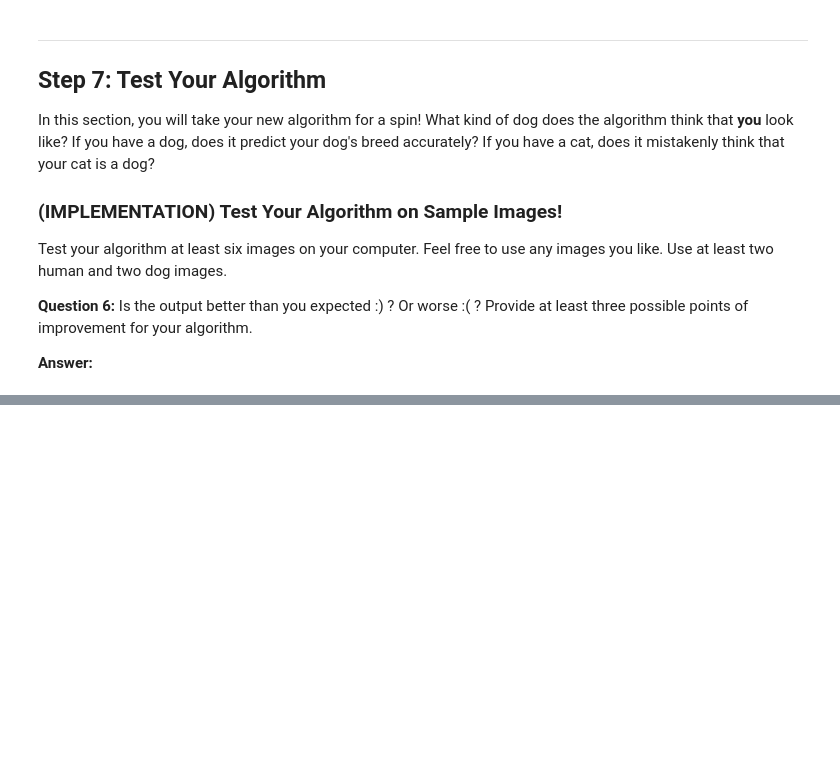
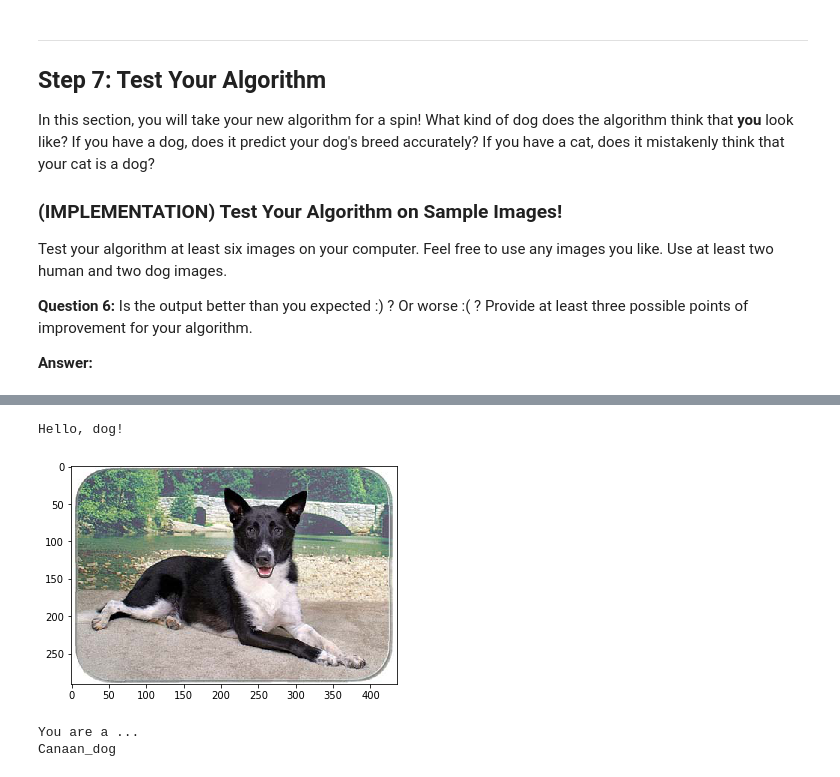
Before and after one commit to weizhi-luo/Udacity-Artificial-Intelligence, a Jupyter notebook: Projects/dog-project/dog_app.ipynb, the cells around one changed output, grey strips where cells are left out. Drawn from its saved outputs; the diff is of its cells as text; code cells hidden in the pictures; blank space fills up the shorter version.

```diff
--- a/Projects/dog-project/dog_app.ipynb
+++ b/Projects/dog-project/dog_app.ipynb
@@ -813,0 +997,7 @@ __Answer:__
+# %%
+dog_breed_predictor_resembler('dogImages/test/043.Canaan_dog/Canaan_dog_03072.jpg')
+# %% [output]
+Hello, dog!
+[figure, added]
+You are a ...
+Canaan_dog
```
Also changed, not shown: parts of 28 cells of this notebook.
